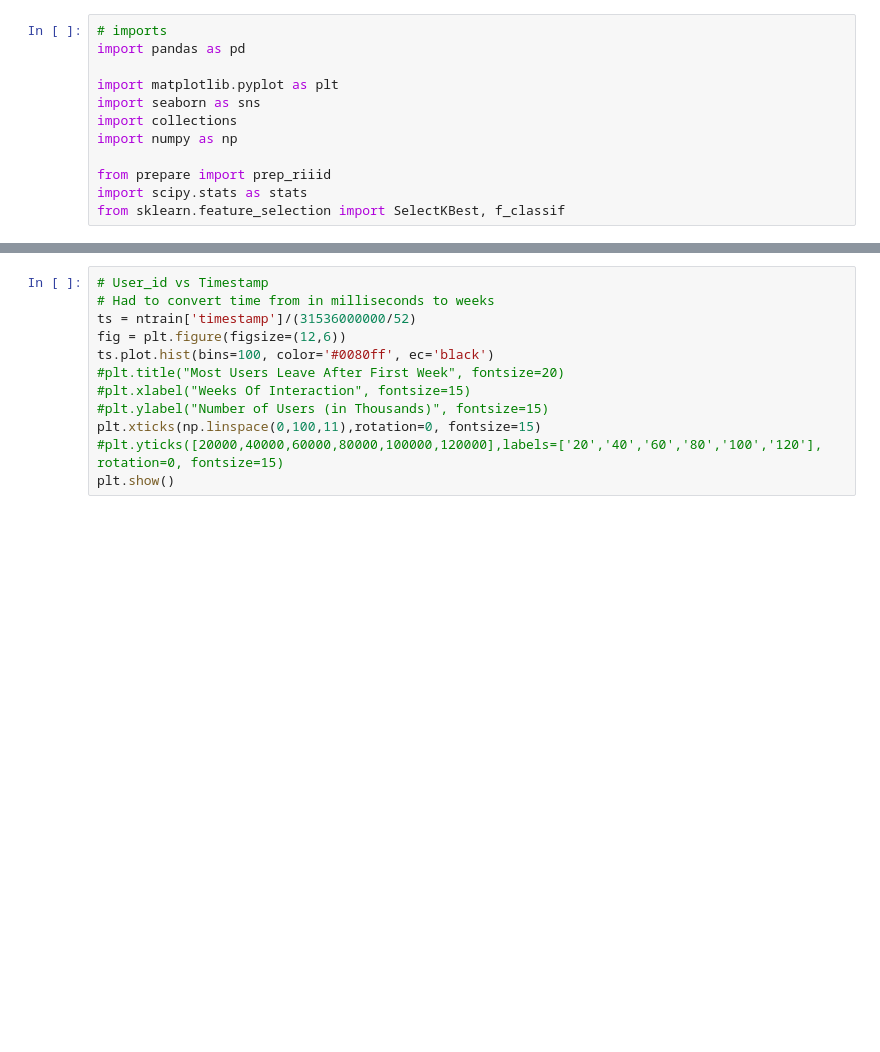
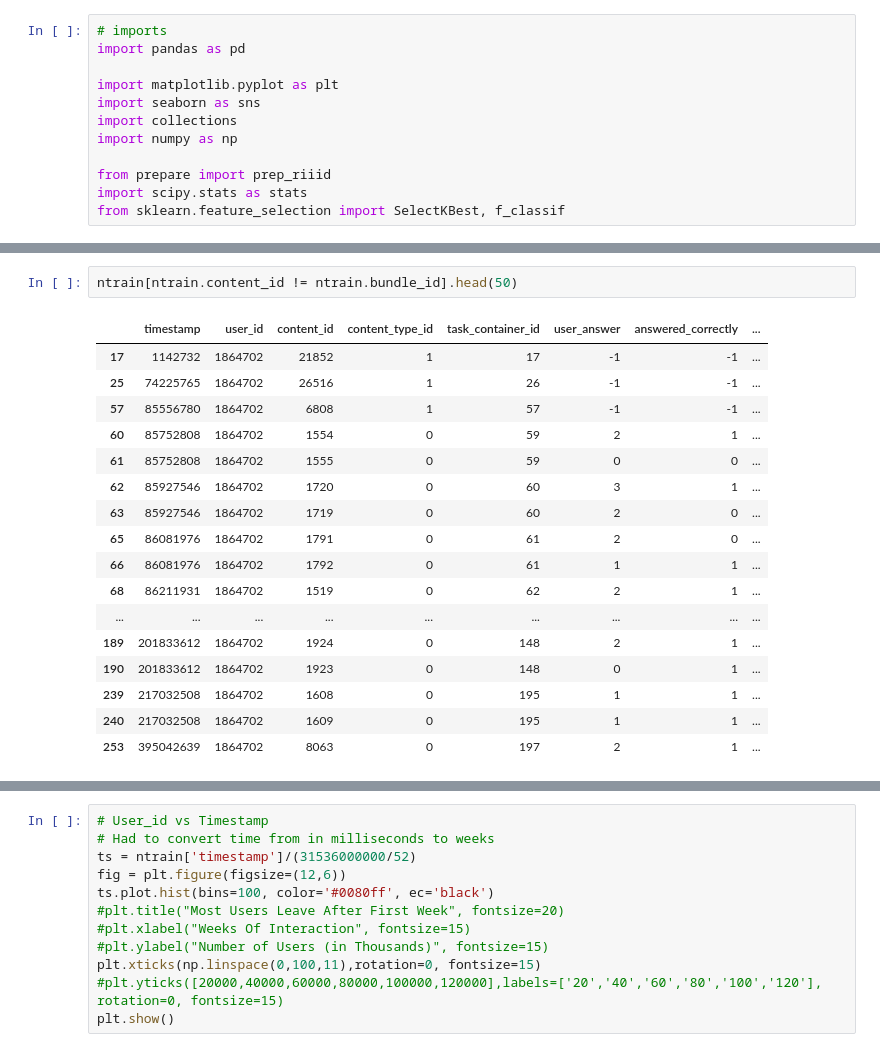
Before and after one commit to Riiid-Team/AI-Learning, a Jupyter notebook: MVP-Davila.ipynb, the cells around one changed output, grey strips where cells are left out. Drawn from its saved outputs; the diff is of its cells as text; blank space fills up the shorter version.

```diff
--- a/MVP-Davila.ipynb
+++ b/MVP-Davila.ipynb
@@ -13 +77,21 @@ from sklearn.feature_selection import SelectKBest, f_classif
+# %%
+ntrain[ntrain.content_id != ntrain.bundle_id].head(50)
+# %% [output]
+|  | timestamp | user_id | content_id | content_type_id | task_container_id | user_answer | answered_correctly | ... |
+| 17 | 1142732 | 1864702 | 21852 | 1 | 17 | -1 | -1 | ... |
+| 25 | 74225765 | 1864702 | 26516 | 1 | 26 | -1 | -1 | ... |
+| 57 | 85556780 | 1864702 | 6808 | 1 | 57 | -1 | -1 | ... |
+| 60 | 85752808 | 1864702 | 1554 | 0 | 59 | 2 | 1 | ... |
+| 61 | 85752808 | 1864702 | 1555 | 0 | 59 | 0 | 0 | ... |
+| 62 | 85927546 | 1864702 | 1720 | 0 | 60 | 3 | 1 | ... |
+| 63 | 85927546 | 1864702 | 1719 | 0 | 60 | 2 | 0 | ... |
+| 65 | 86081976 | 1864702 | 1791 | 0 | 61 | 2 | 0 | ... |
+| 66 | 86081976 | 1864702 | 1792 | 0 | 61 | 1 | 1 | ... |
+| 68 | 86211931 | 1864702 | 1519 | 0 | 62 | 2 | 1 | ... |
+| ... | ... | ... | ... | ... | ... | ... | ... | ... |
+| 189 | 201833612 | 1864702 | 1924 | 0 | 148 | 2 | 1 | ... |
+| 190 | 201833612 | 1864702 | 1923 | 0 | 148 | 0 | 1 | ... |
+| 239 | 217032508 | 1864702 | 1608 | 0 | 195 | 1 | 1 | ... |
+| 240 | 217032508 | 1864702 | 1609 | 0 | 195 | 1 | 1 | ... |
+| 253 | 395042639 | 1864702 | 8063 | 0 | 197 | 2 | 1 | ... |
 # %%
```
Also changed, not shown: parts of 12 cells of this notebook.
